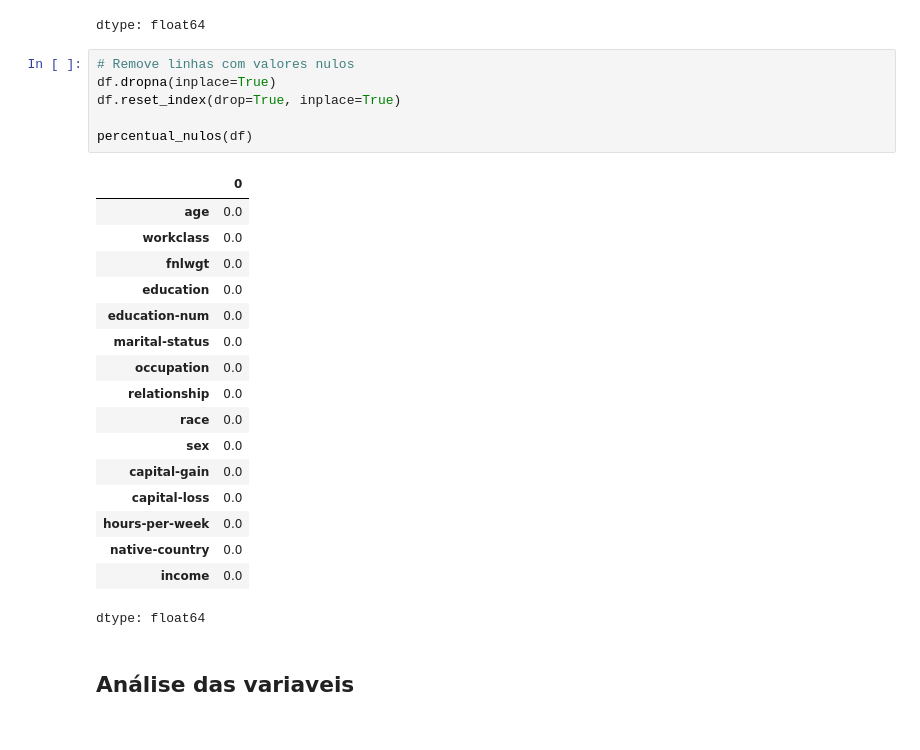
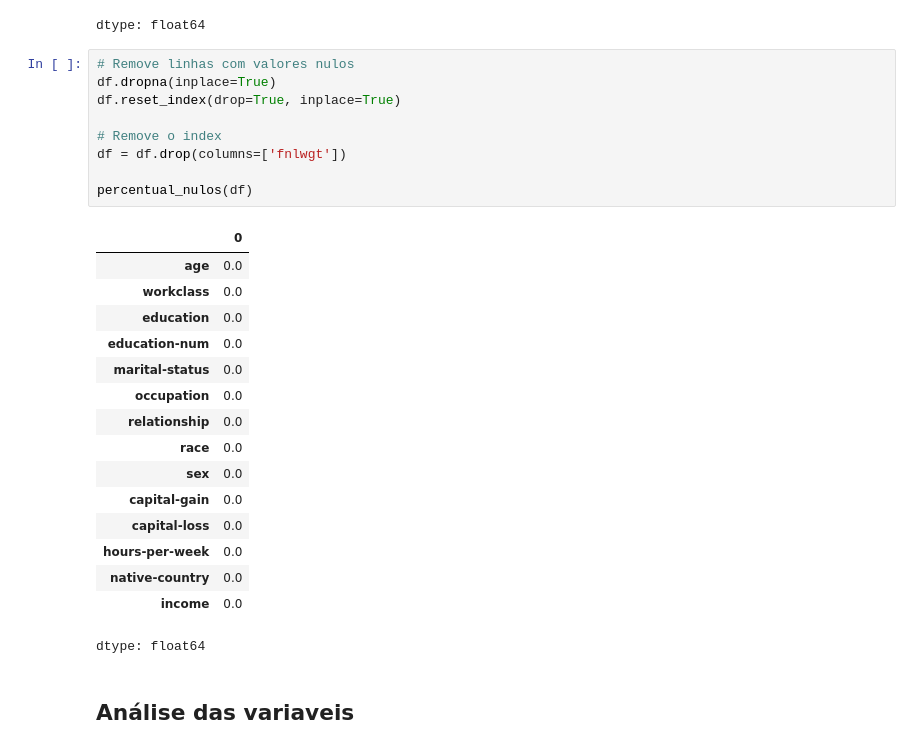
Before and after one commit to pedrobiqua/MineracaoDadosDados, a Jupyter notebook: analytics.ipynb, the cells around one changed output. Cells and saved outputs as stored; diff of their text form.

```diff
--- a/analytics.ipynb
+++ b/analytics.ipynb
@@ -173,14 +181,16 @@ dtype: float64
 # %%
 # Remove linhas com valores nulos
 df.dropna(inplace=True)
 df.reset_index(drop=True, inplace=True)
 
+# Remove o index
+df = df.drop(columns=['fnlwgt'])
+
 percentual_nulos(df)
 # %% [output]
 |  | 0 |
 | age | 0.0 |
 | workclass | 0.0 |
-| fnlwgt | 0.0 |
 | education | 0.0 |
 | education-num | 0.0 |
 | marital-status | 0.0 |
```
Also changed, not shown: parts of 8 cells of this notebook.
